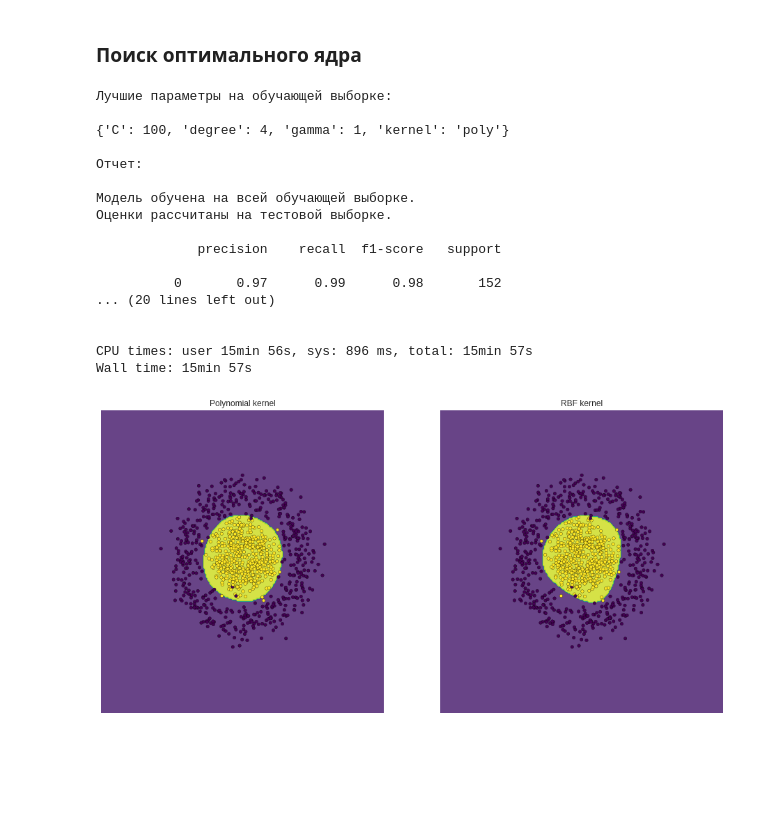
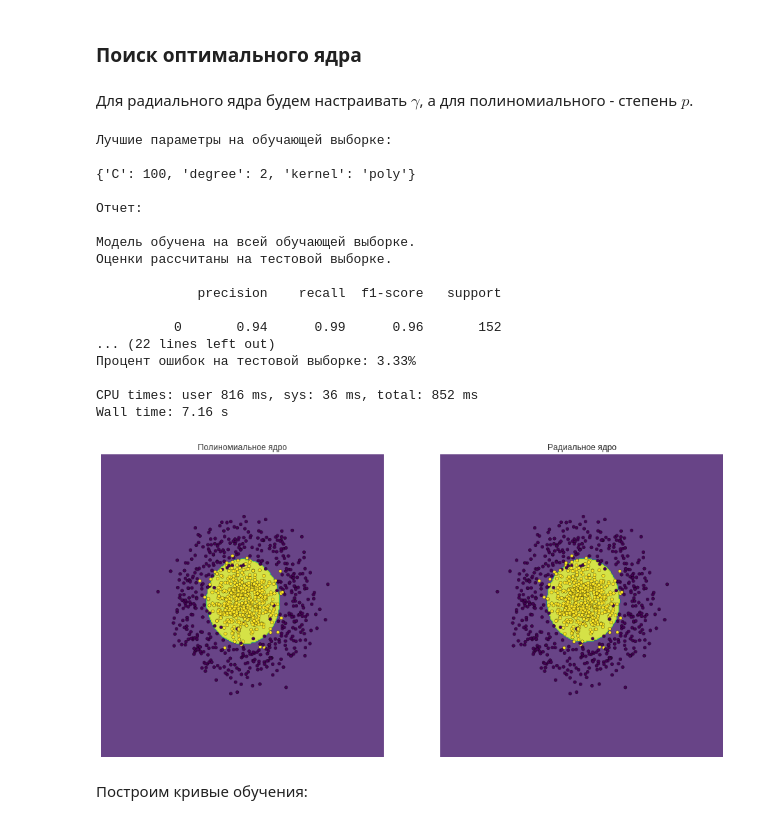
Before and after one commit to mzaharchenko/ml-labs, a Jupyter notebook: lab7.ipynb, the cells around one changed output. Cells and saved outputs as stored; diff of their text form; code cells hidden in the pictures; blank space fills up the shorter version.

```diff
--- a/lab7.ipynb
+++ b/lab7.ipynb
@@ -25,7 +27,7 @@ from prettytable import PrettyTable
 # %% [markdown]
 Cгенерируем линейно неразделимую выборку:
 # %%
-X,y = make_circles(n_samples=1000,noise=0.15,factor=0.3,random_state=17)
+X,y = make_circles(n_samples=1000,noise=0.2,factor=0.25,random_state=17)
 X_train, X_test, y_train, y_test = train_test_split(X,y,test_size = 0.3,random_state = 17)
 # %%
 plt.scatter(X[:,0],X[:,1],c = y,cmap = 'viridis');
@@ -122,21 +97,21 @@ plt.show()
 Как можно видеть, без настройки с задачей классификации хорошо справляется только SVM с радиальным ядром.
 # %% [markdown]
 ### Поиск оптимального ядра
+# %% [markdown]
+Для радиального ядра будем настраивать $\gamma$, а для полиномиального - степень $p$.
 # %%
 C = [0.001,0.01,0.1,1,10,100,1000]
 gamma = [0.001,0.01,0.1,1]
 degree = np.arange(1,21,1)
 # %%
-tuned_parameters = [{'kernel': ['poly'], 'gamma': gamma,
-                     'C': C, 'degree': degree},
-                    {'kernel': ['rbf'], 'gamma': gamma,
-                     'C': C}]
+tuned_parameters = [{'kernel': ['poly'],'C': C, 'degree': degree},
+                    {'kernel': ['rbf'], 'gamma': gamma,'C': C}]
 # %%
 %%time
 best_models = []
 score = 'accuracy'
 for t in tuned_parameters:
-    clf = GridSearchCV(SVC(), t, cv=5,scoring=score)
+    clf = GridSearchCV(SVC(random_state=17), t, cv=5,scoring='precision',n_jobs=-1)
     clf.fit(X_train, y_train)
     best_models.append(clf.best_estimator_)
     print("Лучшие параметры на обучающей выборке:")
@@ -150,11 +125,12 @@ for t in tuned_parameters:
     print()
     y_true, y_pred = y_test, clf.predict(X_test)
     print(classification_report(y_true, y_pred))
+    print('Процент ошибок на тестовой выборке: {0:.2f}%'.format((1-accuracy_score(y_true,y_pred))*100))
     print()
 # %% [output]
 Лучшие параметры на обучающей выборке:
 
-{'C': 100, 'degree': 4, 'gamma': 1, 'kernel': 'poly'}
+{'C': 100, 'degree': 2, 'kernel': 'poly'}
 
 Отчет:
 
@@ -163,25 +139,27 @@ for t in tuned_parameters:
 
              precision    recall  f1-score   support
 
-          0       0.97      0.99      0.98       152
-... (20 lines left out)
+          0       0.94      0.99      0.96       152
+... (22 lines left out)
+Процент ошибок на тестовой выборке: 3.33%
 
-
-CPU times: user 15min 56s, sys: 896 ms, total: 15min 57s
-Wall time: 15min 57s
+CPU times: user 816 ms, sys: 36 ms, total: 852 ms
+Wall time: 7.16 s
 # %%
-titles = ['Polynomial kernel',
-          'RBF kernel']
+titles = ['Полиномиальное ядро',
+          'Радиальное ядро']
 fig, sub = plt.subplots(1, 2,figsize = (16,8))
 for clf, title, ax in zip(best_models, titles, sub.flatten()):
     plot_contours(ax, clf, xx, yy,
-                  cmap='viridis', alpha=0.8)
+                  cmap='viridis', alpha=0.8,)
     ax.scatter(X0, X1, c=y, cmap='viridis', s=20, edgecolors='k')
     ax.set_xlim(xx.min(), xx.max())
     ax.set_ylim(yy.min(), yy.max())
     ax.set_xticks(())
     ax.set_yticks(())
     ax.set_title(title)
 plt.show()
 # %% [output]
-[figure, old version]
+[figure, new version]
+# %% [markdown]
+Построим кривые обучения:
```
Also changed, not shown: parts of 12 cells of this notebook, 1 other file.
